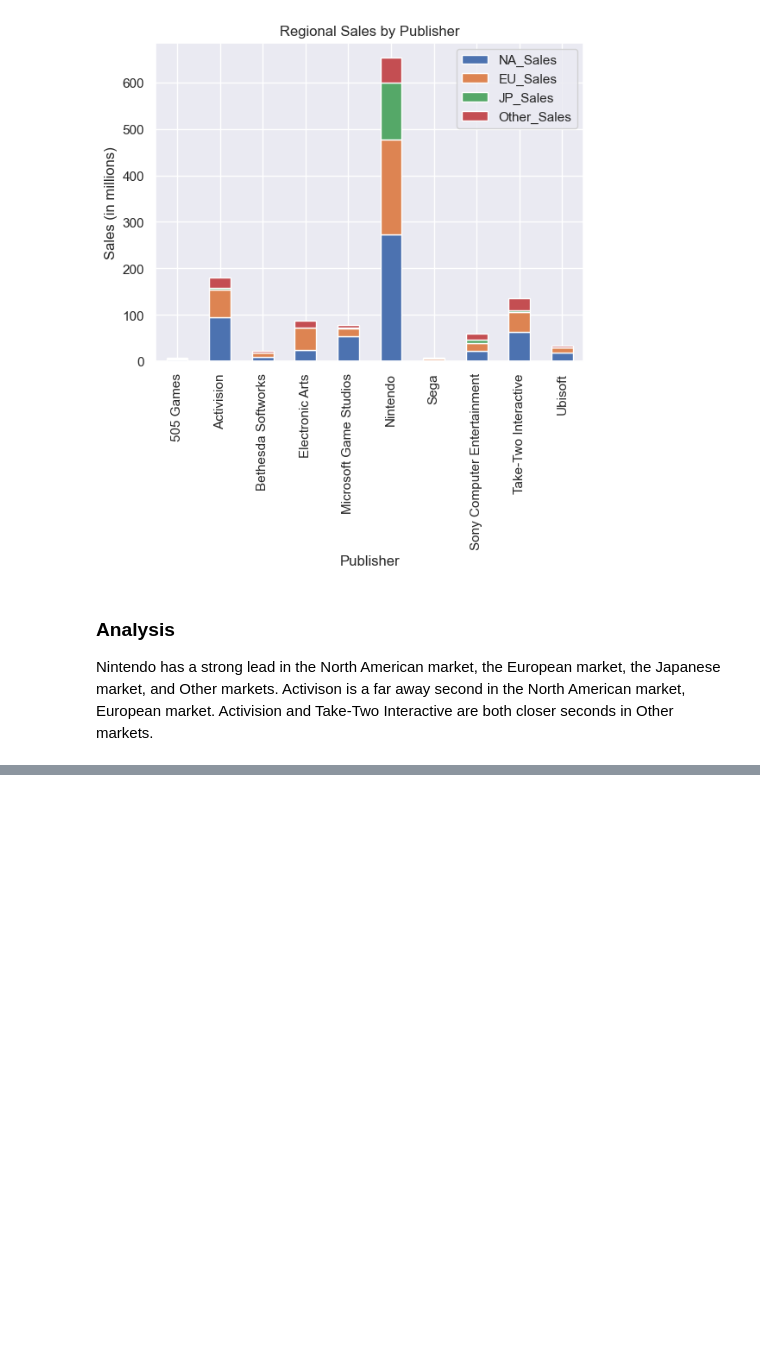
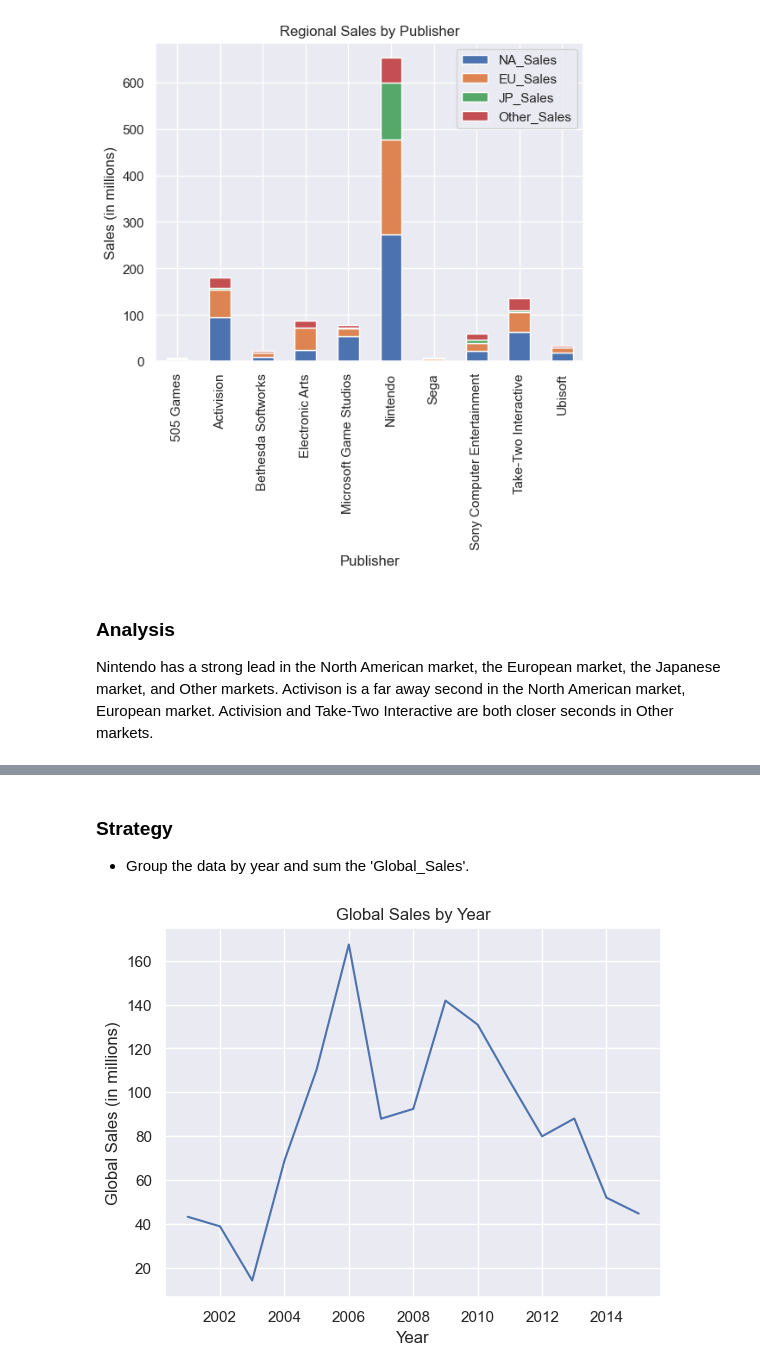
Before and after one commit to dtoshm/data_project_six, a Jupyter notebook: game_sales_analysis.ipynb, the cells around one changed output, grey strips where cells are left out. Cells and saved outputs as stored; diff of their text form; code cells hidden in the pictures; blank space fills up the shorter version.

```diff
--- a/game_sales_analysis.ipynb
+++ b/game_sales_analysis.ipynb
@@ -44,0 +48,13 @@ Activision and Take-Two Interactive are both closer seconds in Other markets.
+# %% [markdown]
+### Strategy
+- Group the data by year and sum the 'Global_Sales'.
+# %%
+sales_by_year = pokemon.groupby('Year')['Global_Sales'].sum().reset_index()
+
+plt.plot(sales_by_year['Year'], sales_by_year['Global_Sales'])
+plt.title('Global Sales by Year')
+plt.xlabel('Year')
+plt.ylabel('Global Sales (in millions)')
+plt.show()
+# %% [output]
+[figure, added]
```
Also changed, not shown: parts of 2 cells of this notebook.
